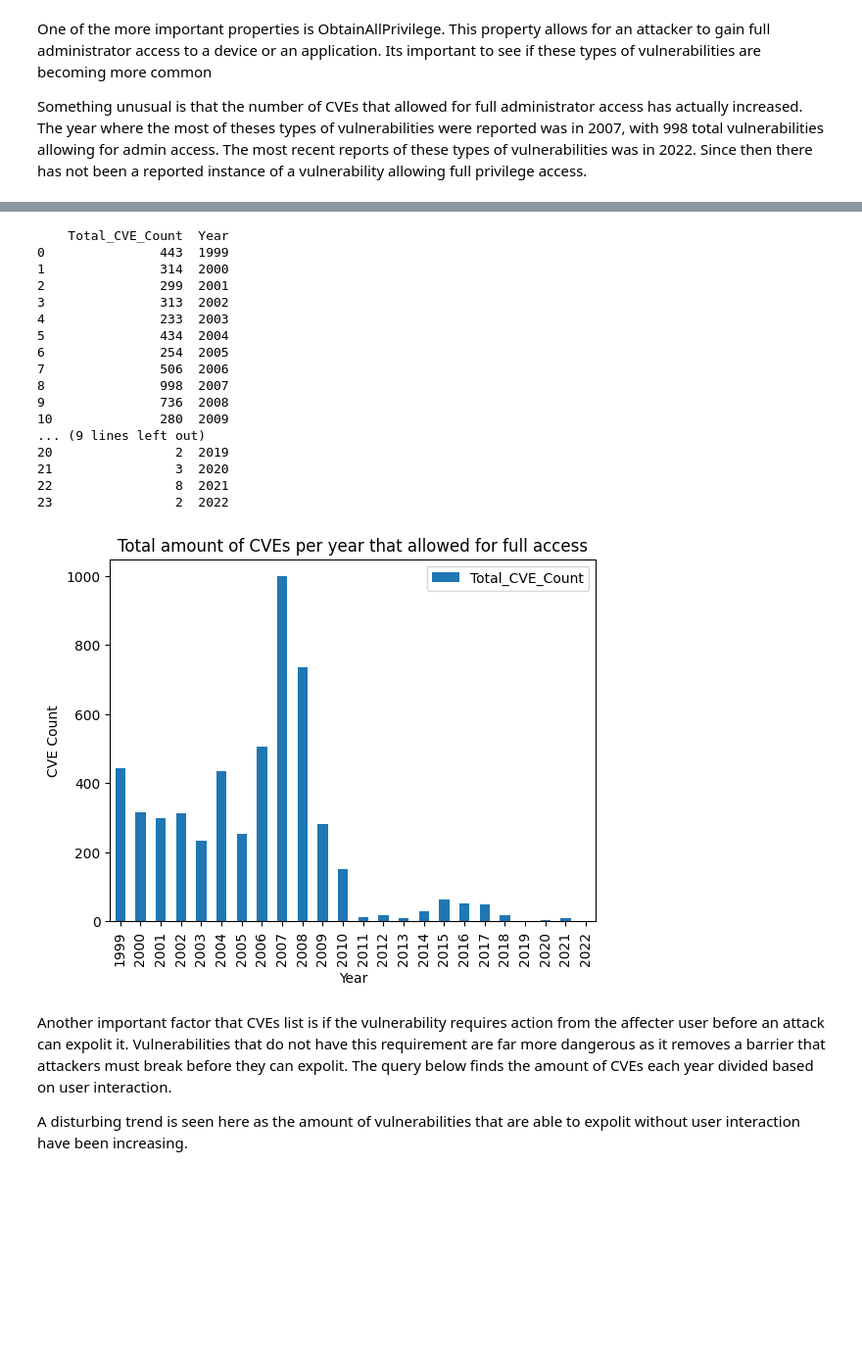
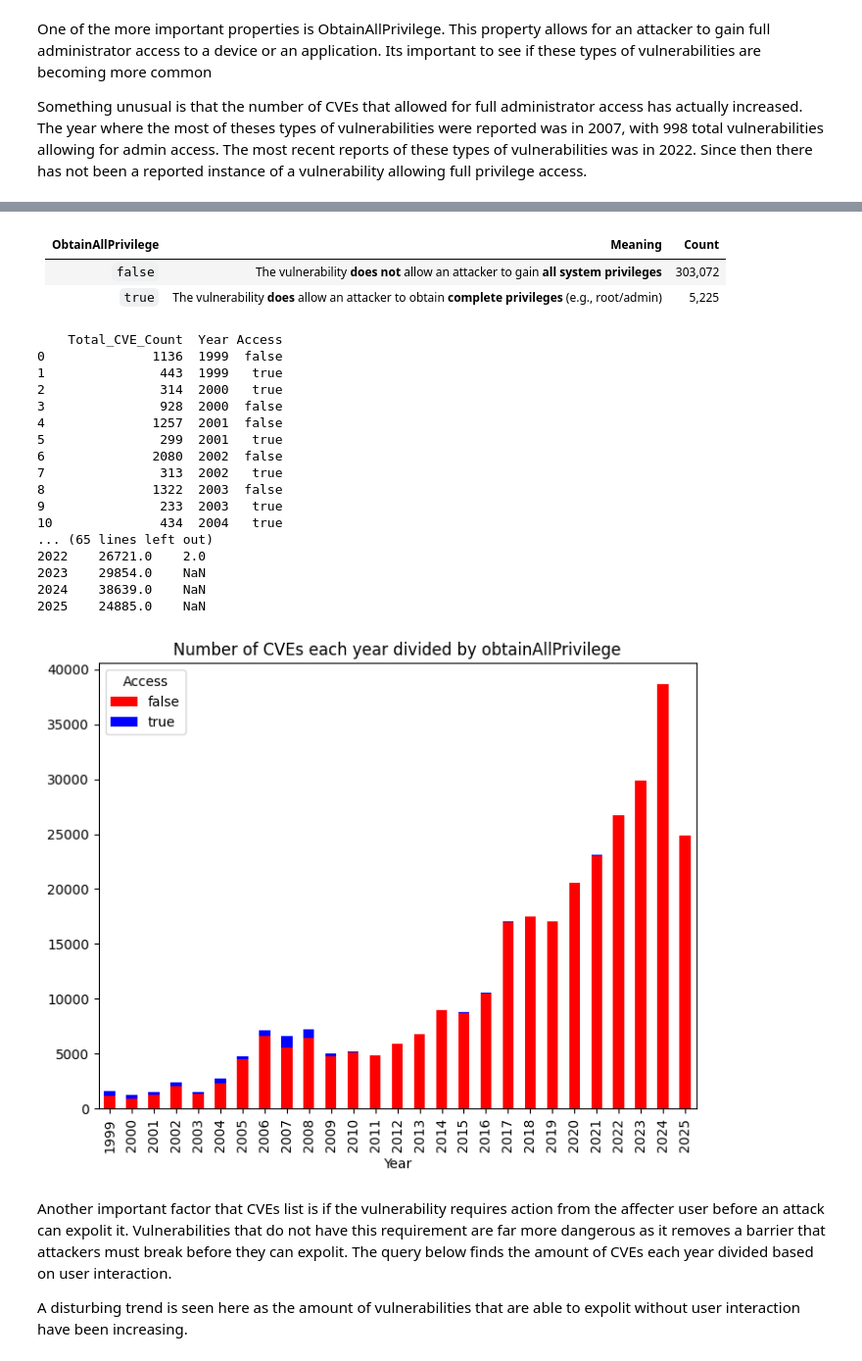
Before and after one commit to edogdu/UCKG, a Jupyter notebook: documents/notebooks/UCKG_Analysis.ipynb, the cells around one changed output, grey strips where cells are left out. Shown at 98% size. Cells and saved outputs as stored; diff of their text form; code cells hidden in the pictures; blank space fills up the shorter version.

```diff
--- a/documents/notebooks/UCKG_Analysis.ipynb
+++ b/documents/notebooks/UCKG_Analysis.ipynb
@@ -123,3 +220,15 @@ something to also note is the severity of each CVEs. CVEs with higher scores in
 Overall the severity is important to analyze, but its also important to see how many reports of each severity happened each year. Overall CVEs were usually listed as Medium severity, with High severity following not too far behind. Very rarely were CVEs ranked as low.
 
 It was noticed that in the recent years, severity scores along with impact and expolitability scores were left blank. The following chart visualizes the amount of CVEs each year that have an empty field for severity. This likely reason is that the NVD scoring is being outsourced and it may be possible that they arr not reporting Severity in a different JSON output that the graph is not equipped to handle.
+# %%
+query = """
+    MATCH (n:UcoCVE)
+    RETURN count(DISTINCT n) as Total_CVE_Count, n.ucobaseSeverity as Severity
+"""
+
+params = {}
+count = run_query(query, parameters=params)
+
+#creates a datafram to output the results
+df = pd.DataFrame(count)
+df
@@ -170,3 +347,15 @@ Year
 One of the more important properties is ObtainAllPrivilege. This property allows for an attacker to gain full administrator access to a device or an application. Its important to see if these types of vulnerabilities are becoming more common
 
 Something unusual is that the number of CVEs that allowed for full administrator access has actually increased. The year where the most of theses types of vulnerabilities were reported was in 2007, with 998 total vulnerabilities allowing for admin access. The most recent reports of these types of vulnerabilities was in 2022. Since then there has not been a reported instance of a vulnerability allowing full privilege access.
+# %%
+query = """
+    MATCH (n:UcoCVE)
+    RETURN count(DISTINCT n) as Total_CVE_Count, n.ucoobtainAllPrivilege as Access
+"""
+
+params = {}
+count = run_query(query, parameters=params)
+
+#creates a datafram to output the results
+df = pd.DataFrame(count)
+print(df)
@@ -173,42 +366,50 @@ Something unusual is that the number of CVEs that allowed for full administrator
+# %% [markdown]
+| **ObtainAllPrivilege** | **Meaning**                                                                                       | **Count** |
+| ---------------------- | ------------------------------------------------------------------------------------------------- | --------- |
+| `false`                | The vulnerability **does not** allow an attacker to gain **all system privileges**                | 303,072   |
+| `true`                 | The vulnerability **does** allow an attacker to obtain **complete privileges** (e.g., root/admin) | 5,225     |
 # %%
 query = """
     MATCH (n:UcoCVE)
-    WHERE n.ucoobtainAllPrivilege = 'true'
-    RETURN count(DISTINCT n) as Total_CVE_Count, split(n.label, '-')[1] as Year
+    RETURN count(DISTINCT n) as Total_CVE_Count, split(n.label, '-')[1] as Year, n.ucoobtainAllPrivilege as Access
     ORDER BY Year ASC
 """
 
 params = {}
 count = run_query(query, parameters=params)
 
 #creates a datafram to output the results
 df = pd.DataFrame(count)
 print(df)
 
-df.plot(x='Year', y='Total_CVE_Count', kind='bar')
-plt.title('Total amount of CVEs per year that allowed for full access')
-plt.xlabel('Year')
-plt.ylabel('CVE Count')
+#pivot the data to prepare to make a stacked bar graph
+pivot = df.pivot_table(index = 'Year', columns = 'Access', values = 'Total_CVE_Count')
+print(pivot)
+
+colors = ['Red', 'Blue']
+
+ax = pivot.plot(kind='bar', stacked=True,color=colors, figsize=(8, 6))
+ax.set_title('Number of CVEs each year divided by obtainAllPrivilege')
 plt.show()
 # %% [output]
-    Total_CVE_Count  Year
-0               443  1999
-1               314  2000
-2               299  2001
-3               313  2002
-4               233  2003
-5               434  2004
-6               254  2005
-7               506  2006
-8               998  2007
-9               736  2008
-10              280  2009
-... (9 lines left out)
-20                2  2019
-21                3  2020
-22                8  2021
-23                2  2022
+    Total_CVE_Count  Year Access
+0              1136  1999  false
+1               443  1999   true
+2               314  2000   true
+3               928  2000  false
+4              1257  2001  false
+5               299  2001   true
+6              2080  2002  false
+7               313  2002   true
+8              1322  2003  false
+9               233  2003   true
+10              434  2004   true
+... (65 lines left out)
+2022    26721.0    2.0
+2023    29854.0    NaN
+2024    38639.0    NaN
+2025    24885.0    NaN
-[figure, old version]
+[figure, new version]
 # %% [markdown]
 Another important factor that CVEs list is if the vulnerability requires action from the affecter user before an attack can expolit it. Vulnerabilities that do not have this requirement are far more dangerous as it removes a barrier that attackers must break before they can expolit. The query below finds the amount of CVEs each year divided based on user interaction.
 
```
Also changed, not shown: parts of 73 cells of this notebook.
